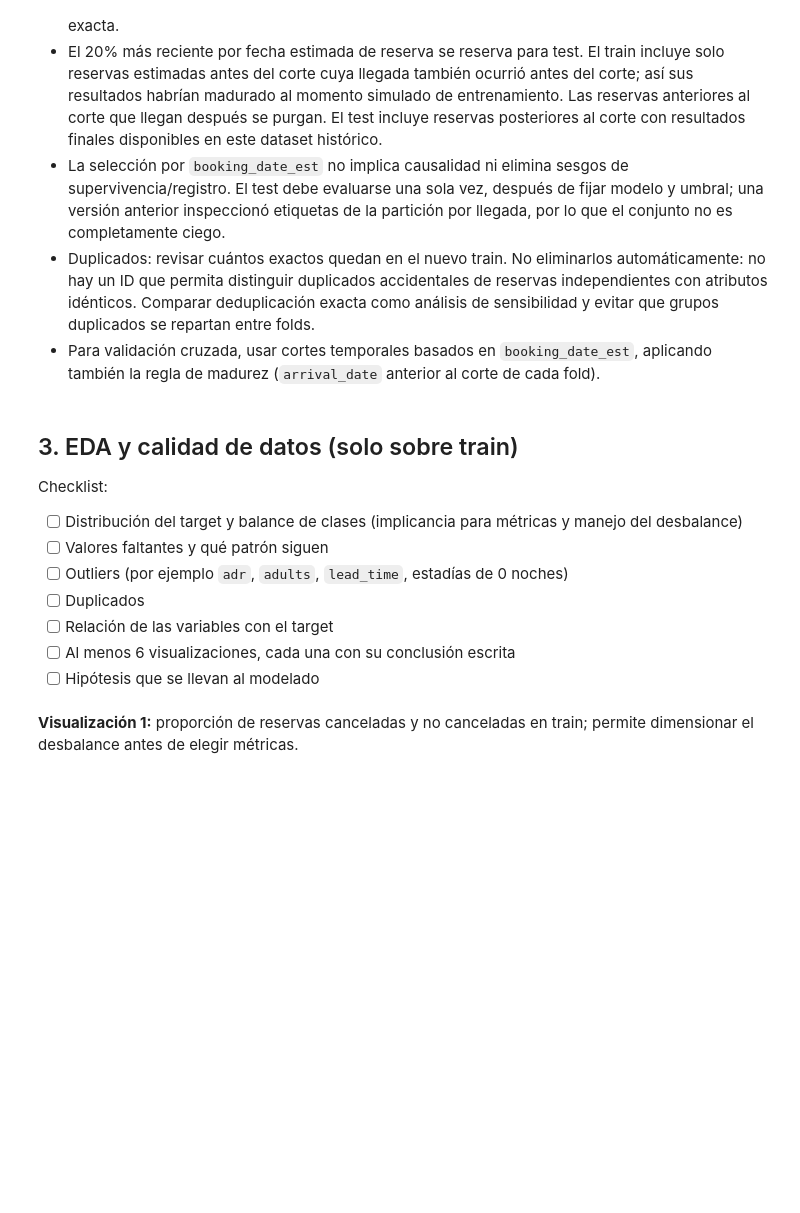
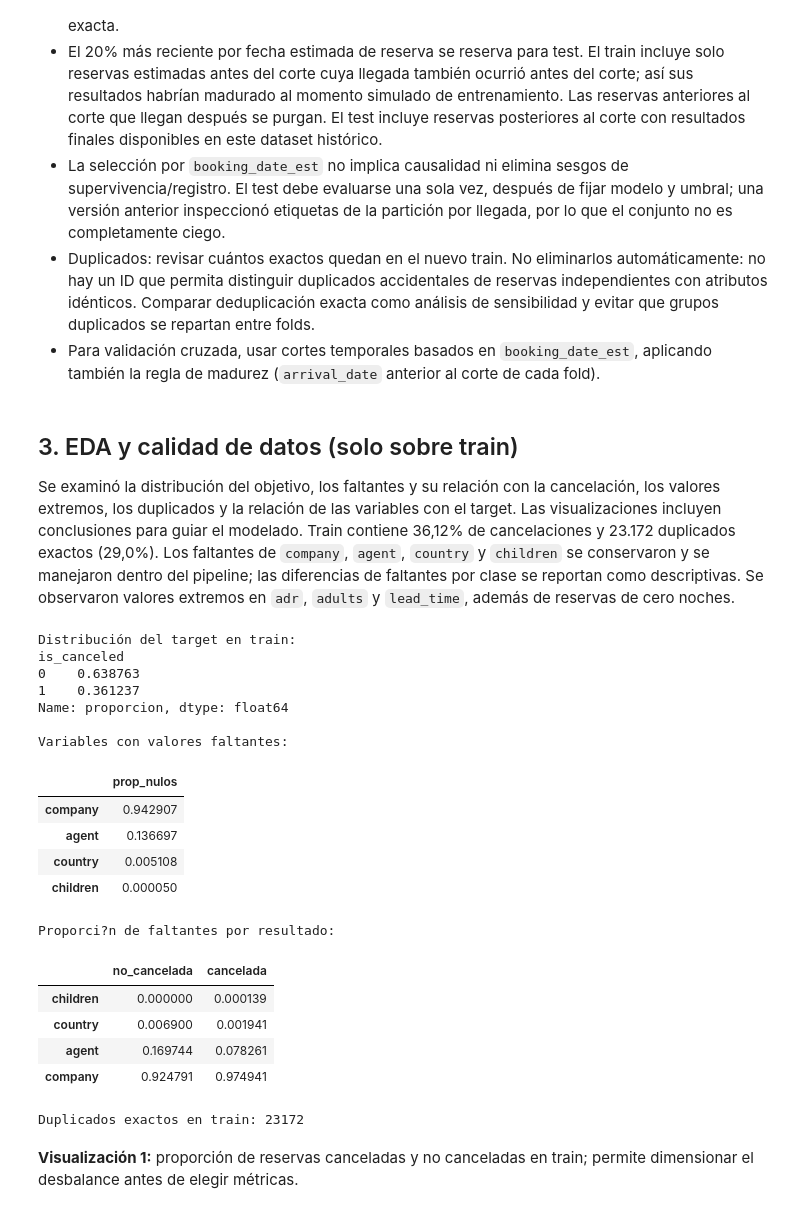
Before and after one commit to sabthe02/Obligatorio-IA, a Jupyter notebook: obligatorio_hotel_cancelaciones.ipynb, the cells around one changed output. Cells and saved outputs as stored; diff of their text form; code cells hidden in the pictures; blank space fills up the shorter version.

```diff
--- a/obligatorio_hotel_cancelaciones.ipynb
+++ b/obligatorio_hotel_cancelaciones.ipynb
@@ -163,23 +175,44 @@ del test_df, df, df_raw, train_mask, test_mask, purged_mask
 # %% [markdown]
 ## 3. EDA y calidad de datos (solo sobre train)
 
-Checklist:
-- [ ] Distribución del target y balance de clases (implicancia para métricas y manejo del desbalance)
-- [ ] Valores faltantes y qué patrón siguen
-- [ ] Outliers (por ejemplo `adr`, `adults`, `lead_time`, estadías de 0 noches)
-- [ ] Duplicados
-- [ ] Relación de las variables con el target
-- [ ] Al menos 6 visualizaciones, cada una con su conclusión escrita
-- [ ] Hipótesis que se llevan al modelado
+Se examinó la distribución del objetivo, los faltantes y su relación con la cancelación, los valores extremos, los duplicados y la relación de las variables con el target. Las visualizaciones incluyen conclusiones para guiar el modelado. Train contiene 36,12% de cancelaciones y 23.172 duplicados exactos (29,0%). Los faltantes de `company`, `agent`, `country` y `children` se conservaron y se manejaron dentro del pipeline; las diferencias de faltantes por clase se reportan como descriptivas. Se observaron valores extremos en `adr`, `adults` y `lead_time`, además de reservas de cero noches.
 # %%
 print("Distribución del target en train:")
 print(train_df[TARGET].value_counts(normalize=True).rename("proporcion"))
 
 nulls = train_df.isna().mean().sort_values(ascending=False)
 print("\nVariables con valores faltantes:")
 display(nulls[nulls > 0].to_frame("prop_nulos"))
 
+missingness_by_target = pd.DataFrame({
+    "no_cancelada": train_df.loc[train_df[TARGET] == 0].isna().mean(),
+    "cancelada": train_df.loc[train_df[TARGET] == 1].isna().mean(),
+})
+missingness_by_target = missingness_by_target.loc[missingness_by_target.sum(axis=1) > 0]
+print("Proporción de faltantes por resultado:")
+display(missingness_by_target)
+
 print("Duplicados exactos en train:", train_df.duplicated().sum())
+# %% [output]
+Distribución del target en train:
+is_canceled
+0    0.638763
+1    0.361237
+Name: proporcion, dtype: float64
+
+Variables con valores faltantes:
+|  | prop_nulos |
+| company | 0.942907 |
+| agent | 0.136697 |
+| country | 0.005108 |
+| children | 0.000050 |
+Proporci?n de faltantes por resultado:
+|  | no_cancelada | cancelada |
+| children | 0.000000 | 0.000139 |
+| country | 0.006900 | 0.001941 |
+| agent | 0.169744 | 0.078261 |
+| company | 0.924791 | 0.974941 |
+Duplicados exactos en train: 23172
 # %% [markdown]
 **Visualización 1:** proporción de reservas canceladas y no canceladas en train; permite dimensionar el desbalance antes de elegir métricas.
 # %%
```
Also changed, not shown: parts of 34 cells of this notebook, 7 other files.
